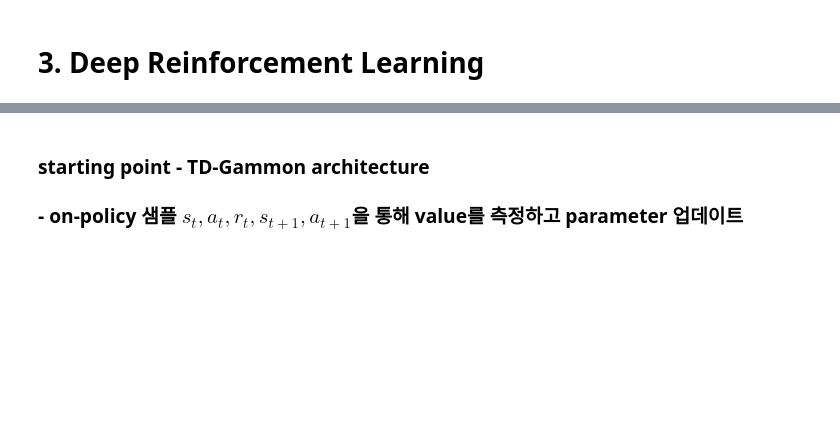
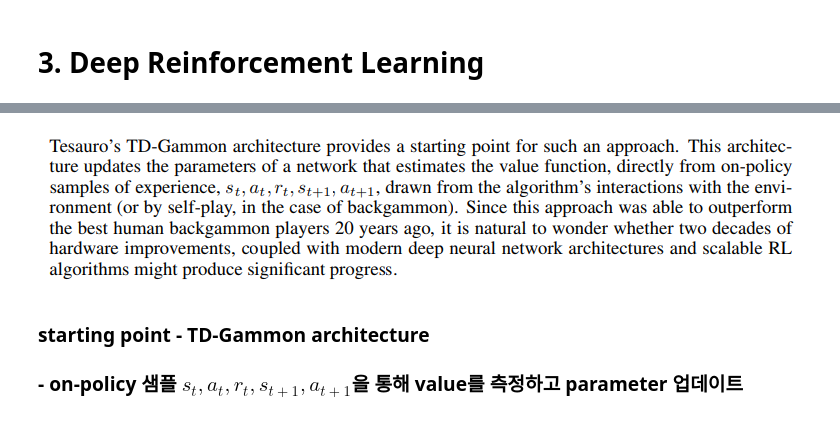
Before and after one commit to Jungjaeyoon/jaeyoon, a Jupyter notebook: reinforcement/Playing_Atari_with_Deep_Reinforcement_Learning.ipynb, the cells around one changed output, grey strips where cells are left out. Drawn from its saved outputs; the diff is of its cells as text; code cells hidden in the pictures; blank space fills up the shorter version.

```diff
--- a/reinforcement/Playing_Atari_with_Deep_Reinforcement_Learning.ipynb
+++ b/reinforcement/Playing_Atari_with_Deep_Reinforcement_Learning.ipynb
@@ -87,3 +91,7 @@ Image(filename = 'pic/background_4.PNG')
+# %%
+Image(filename = 'pic/deep_2.PNG')
+# %% [output]
+[figure, added]
 # %% [markdown]
 ### starting point - TD-Gammon architecture
 ### - on-policy 샘플 $s_t, a_t, r_t, s_{t+1}, a_{t+1}$을 통해 value를 측정하고 parameter 업데이트
```
Also changed, not shown: parts of 8 cells of this notebook.
